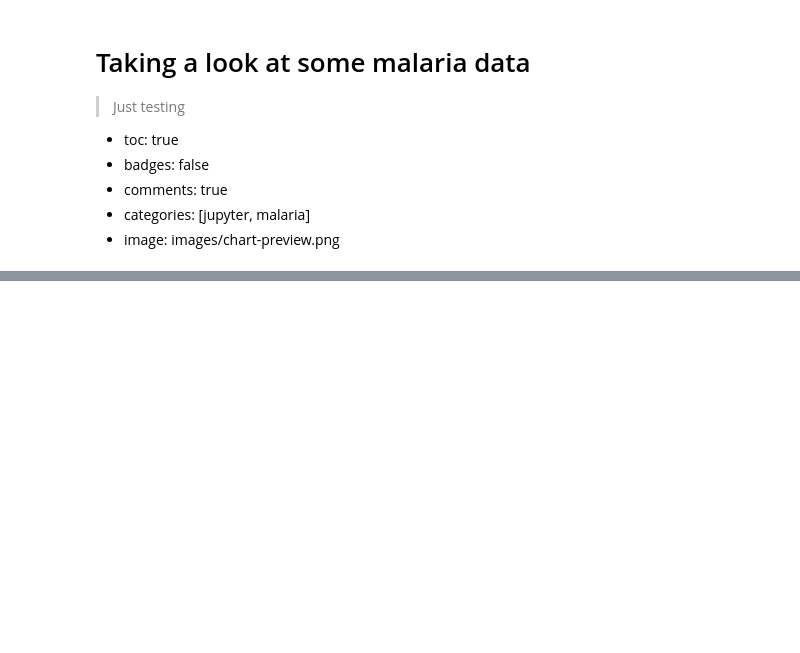
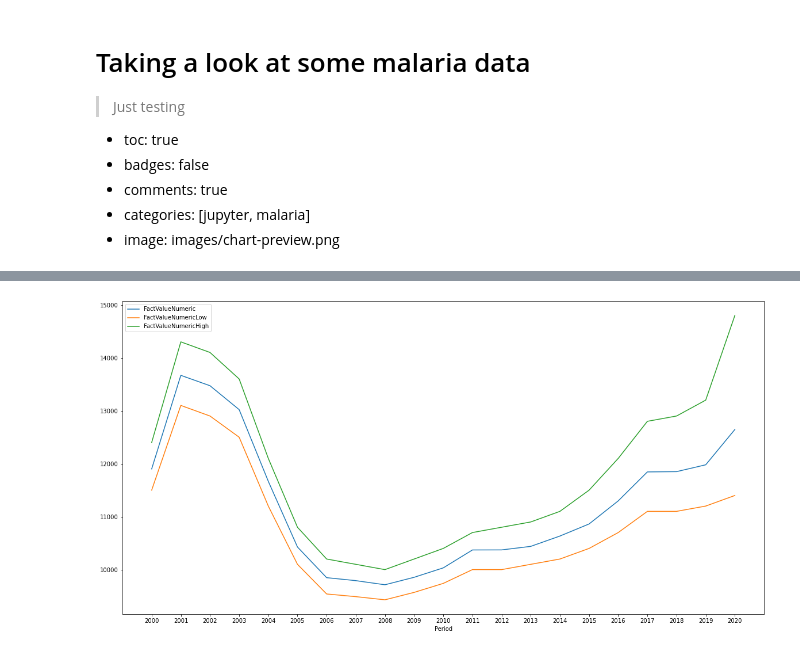
Before and after one commit to heikoheilgendorff/adh_data_blog, a Jupyter notebook: _notebooks/2022_08_11_Malaria_Blog_Post.ipynb, the cells around one changed output, grey strips where cells are left out. Saved outputs shown, nothing was run; the diff lists cells and outputs as text; code cells hidden in the pictures; blank space fills up the shorter version.

```diff
--- a/_notebooks/2022_08_11_Malaria_Blog_Post.ipynb
+++ b/_notebooks/2022_08_11_Malaria_Blog_Post.ipynb
@@ -17,0 +58,7 @@ HTTPError: ignored
+# %%
+#hide
+# get the data
+r = requests.request('GET', 'https://ckan.africadatahub.org/api/3/action/datastore_search?resource_id=%s&limit=5000'%(data_id))
+c = json.loads(r.content)
+df = pd.json_normalize(c['result']['records'])
+print(df.head(10))
@@ -17,0 +85,5 @@ HTTPError: ignored
+# %%
+df = df[df.ParentLocation=='Africa']
+cols = ['SpatialDimValueCode', 'Location','Indicator','Period','FactValueNumeric','FactValueNumericLow','FactValueNumericHigh','DateModified']
+df = df.loc[:,cols]
+print(df.head(10))
@@ -17,0 +108,9 @@ HTTPError: ignored
+# %%
+df_kenya = df[df.Location=='Kenya']
+df_kenya.plot(x='Period',y=['FactValueNumeric','FactValueNumericLow','FactValueNumericHigh'],figsize=(20,10))
+x = df_kenya.Period.to_list()
+new_list = range(math.floor(min(x)), math.ceil(max(x))+1)
+plt.xticks(new_list)
+plt.show()
+# %% [output]
+[figure, added]
```
Also changed, not shown: parts of 8 cells of this notebook.
